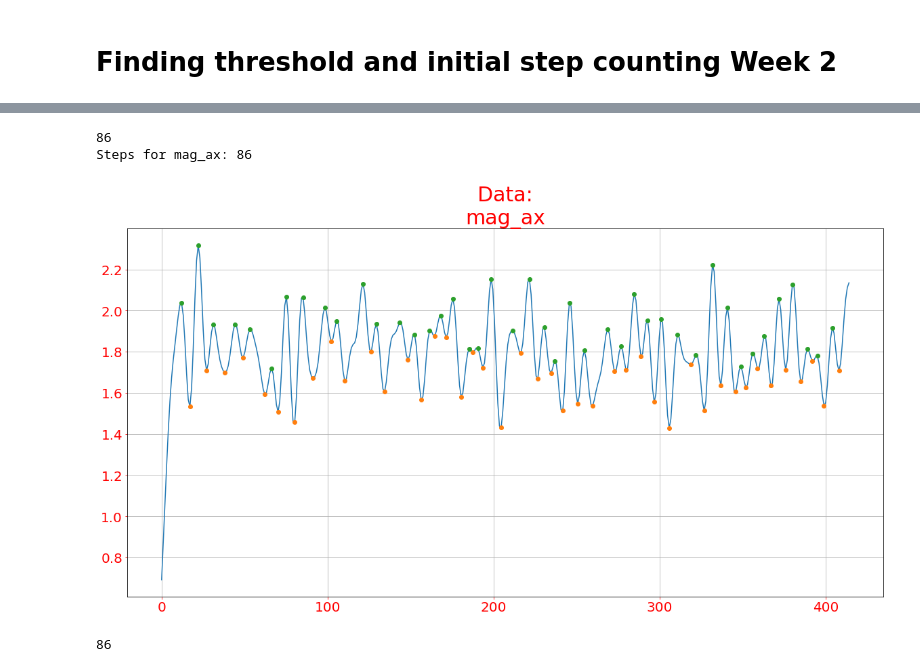
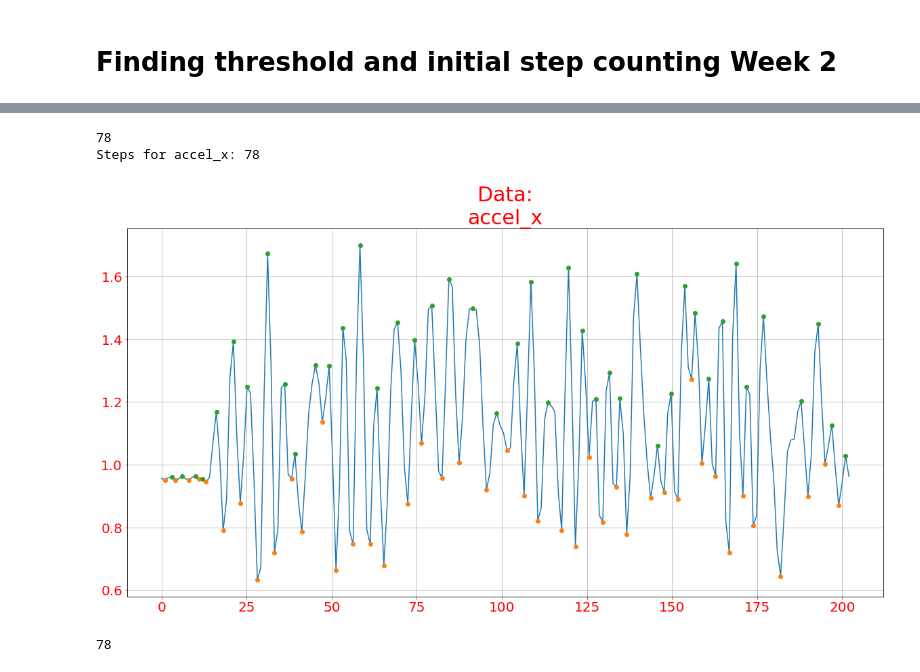
Before and after one commit to blancafs/IOTCw, a Jupyter notebook: SensorData/notebooks/Thresholding-Ari.ipynb, the cells around one changed output, grey strips where cells are left out. Cells and saved outputs as stored; diff of their text form; code cells hidden in the pictures.

Commit message:
time stuff

```diff
--- a/SensorData/notebooks/Thresholding-Ari.ipynb
+++ b/SensorData/notebooks/Thresholding-Ari.ipynb
@@ -44,13 +47,17 @@ for d in dfs:
     #plt.show()
     #print('\n')
 # %%
-bdf = pd.read_csv('../data_csvs/test_running_100.csv',  header=11)
+#bdf = pd.read_csv('../data_csvs/100_walk_faster.csv',  header=11)
 #bdf = pd.read_csv('../data_csvs/PDIoT_B_20190922T153213.csv',  header=11)
 #bdf = pd.read_csv('../data_csvs/test1.csv',  header=11)
+bdf = pd.read_csv('../data_csvs/51_ari_new.csv',  header=11)
+#bdf = pd.read_csv('../data_csvs/Ilie_walk_30steps.csv',  header=11)
 #bdf = pd.read_csv('../data_csvs/test_walking_100.csv',  header=11)
+#bdf = pd.read_csv('../data_csvs/emergency_stairs_up.csv',  header=11)
 #bdf.plot(y=['accel_x'], figsize=(15,5))
 #bdf.plot(y=['gyro_x'], figsize=(15,5))
 #plt.show()
+
 
 xacc_df = pd.DataFrame(bdf['accel_x'], columns=['accel_x'])
 yacc_df = pd.DataFrame(bdf['accel_y'], columns=['accel_y'])
@@ -74,0 +97,2 @@ plt.show()
+# %%
+count_steps.run(revamped_df,plot=True)
@@ -81,0 +108,19 @@ plt.plot(temp)
+# %%
+#applying pca
+pd_merge = pd.concat([xacc_df,yacc_df,zacc_df,xgy_df],axis=1)
+#pd_merge = pd_merge.values.tolist()
+features = pd_merge.columns.values
+x = pd_merge.loc[:, features].values
+x = StandardScaler().fit_transform(x) #normalizing the features
+features_labels = np.append(features,'label')
+pca_dataset = features_labels
+#print(type(features_labels))
+
+pca_axes = PCA(n_components=1)
+principalComponents_axes = pca_axes.fit_transform(x)
+
+principal_axes_Df = pd.DataFrame(data = principalComponents_axes
+             , columns = ['principal component 1'])#, 'principal component 2'])
+
+principal_axes_Df.tail()
+count_steps.run(principal_axes_Df,plot=True) ##need 0.8 threshold
@@ -82,26 +132,37 @@ plt.plot(temp)
 # %%
 # apply butter filter
 #import count_steps
 # dfa = xacc_df
 pd_merge = pd.concat([xacc_df,yacc_df,zacc_df],axis=1)
 pd_merge = pd_merge.values.tolist()
 
 d = {'mag_ax': []}
 mag_df = pd.DataFrame(data=d)
 i =0
 for x,y,z in pd_merge:
     i += 1
     mag_df.loc[i]=(sqrt(x*x + z*z + y*y))
 #     print(x,y,z)
-mag_df
-count_steps.run(mag_df,plot=True)
+mag_df_rounded = mag_df.round(4)
+
+# revamped_df = pd.DataFrame(data=d)
+# i=0
+# for x in xacc_df['accel_x']:
+#     if x > 1.5:
+#         revamped_df.loc[i] = 1.5
+#     else:
+#         revamped_df.loc[i] = x
+#     i+=1
+
+count_steps.run(revamped_df,plot=True)
 #mag_df.values
 # xacc_df
 # count_steps.run(xacc_df,plot=True)
 # average_xyz=(count_steps.run(xacc_df)+count_steps.run(yacc_df,)+count_steps.run(zacc_df))/3
 # print(average_xyz)
+# measure average of step amplitudes, minus 3 or 4 times the standard deviation of the amplitudes of walking
 # %% [output]
-86
-Steps for mag_ax: 86
+78
+Steps for accel_x: 78
-[figure, old version]
+[figure, new version]
-86
+78
```
Also changed, not shown: parts of 6 cells of this notebook, 21 other files.
